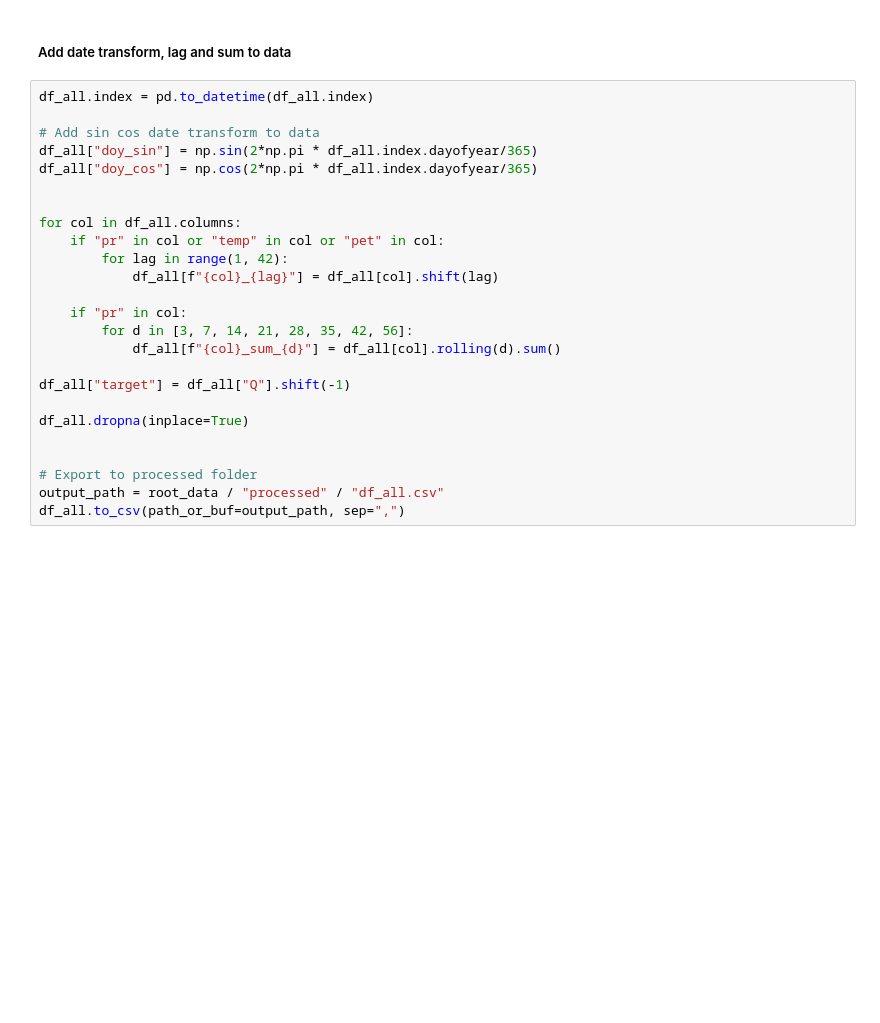
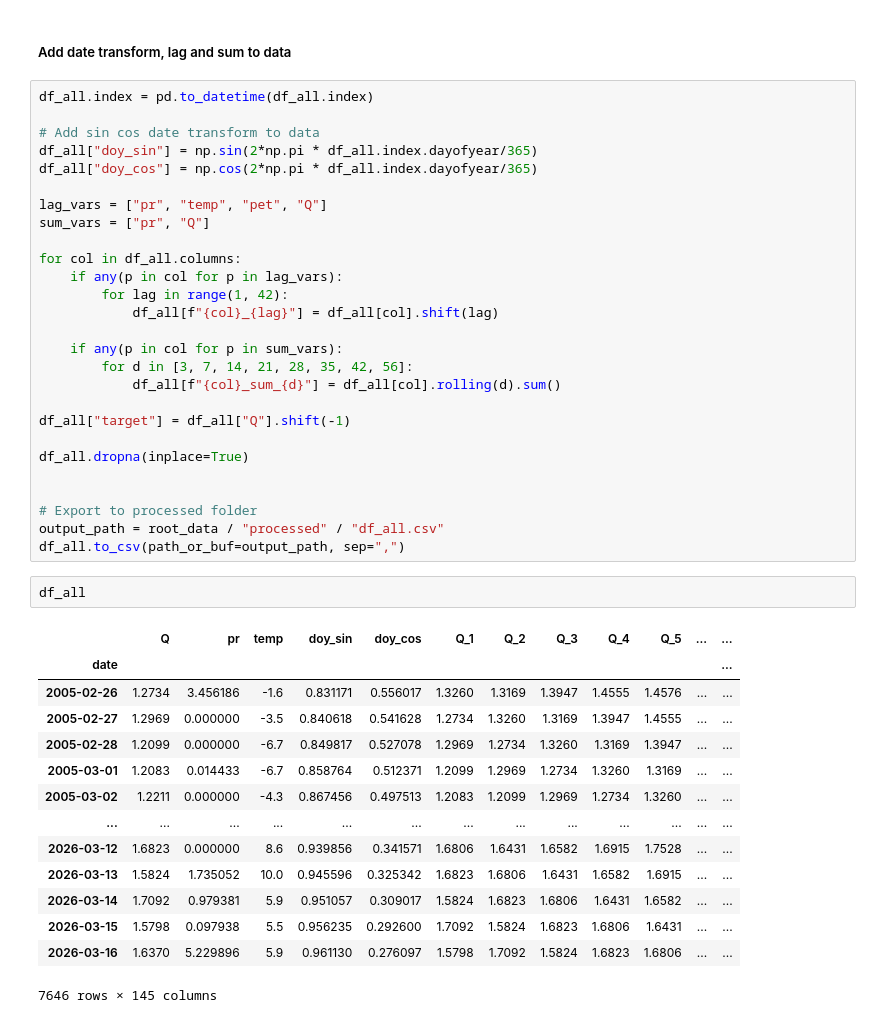
Before and after one commit to danielsehr/pred-Q-ueich, a Jupyter notebook: create_model_dataset.ipynb, the cells around one changed output. Saved outputs shown, nothing was run; the diff lists cells and outputs as text; blank space fills up the shorter version.

```diff
--- a/create_model_dataset.ipynb
+++ b/create_model_dataset.ipynb
@@ -151,13 +151,15 @@ df_all.index = pd.to_datetime(df_all.index)
 df_all["doy_sin"] = np.sin(2*np.pi * df_all.index.dayofyear/365)
 df_all["doy_cos"] = np.cos(2*np.pi * df_all.index.dayofyear/365)
 
+lag_vars = ["pr", "temp", "pet", "Q"]
+sum_vars = ["pr", "Q"]
 
 for col in df_all.columns:
-    if "pr" in col or "temp" in col or "pet" in col:
+    if any(p in col for p in lag_vars):
         for lag in range(1, 42):
             df_all[f"{col}_{lag}"] = df_all[col].shift(lag)
 
-    if "pr" in col:
+    if any(p in col for p in sum_vars):
         for d in [3, 7, 14, 21, 28, 35, 42, 56]:
             df_all[f"{col}_sum_{d}"] = df_all[col].rolling(d).sum()
 
@@ -169,3 +171,20 @@ df_all.dropna(inplace=True)
 # Export to processed folder
 output_path = root_data / "processed" / "df_all.csv"
 df_all.to_csv(path_or_buf=output_path, sep=",")
+# %%
+df_all
+# %% [output]
+|  | Q | pr | temp | doy_sin | doy_cos | Q_1 | Q_2 | Q_3 | Q_4 | Q_5 | ... | ... |
+| date |  |  |  |  |  |  |  |  |  |  |  | ... |
+| 2005-02-26 | 1.2734 | 3.456186 | -1.6 | 0.831171 | 0.556017 | 1.3260 | 1.3169 | 1.3947 | 1.4555 | 1.4576 | ... | ... |
+| 2005-02-27 | 1.2969 | 0.000000 | -3.5 | 0.840618 | 0.541628 | 1.2734 | 1.3260 | 1.3169 | 1.3947 | 1.4555 | ... | ... |
+| 2005-02-28 | 1.2099 | 0.000000 | -6.7 | 0.849817 | 0.527078 | 1.2969 | 1.2734 | 1.3260 | 1.3169 | 1.3947 | ... | ... |
+| 2005-03-01 | 1.2083 | 0.014433 | -6.7 | 0.858764 | 0.512371 | 1.2099 | 1.2969 | 1.2734 | 1.3260 | 1.3169 | ... | ... |
+| 2005-03-02 | 1.2211 | 0.000000 | -4.3 | 0.867456 | 0.497513 | 1.2083 | 1.2099 | 1.2969 | 1.2734 | 1.3260 | ... | ... |
+| ... | ... | ... | ... | ... | ... | ... | ... | ... | ... | ... | ... | ... |
+| 2026-03-12 | 1.6823 | 0.000000 | 8.6 | 0.939856 | 0.341571 | 1.6806 | 1.6431 | 1.6582 | 1.6915 | 1.7528 | ... | ... |
+| 2026-03-13 | 1.5824 | 1.735052 | 10.0 | 0.945596 | 0.325342 | 1.6823 | 1.6806 | 1.6431 | 1.6582 | 1.6915 | ... | ... |
+| 2026-03-14 | 1.7092 | 0.979381 | 5.9 | 0.951057 | 0.309017 | 1.5824 | 1.6823 | 1.6806 | 1.6431 | 1.6582 | ... | ... |
+| 2026-03-15 | 1.5798 | 0.097938 | 5.5 | 0.956235 | 0.292600 | 1.7092 | 1.5824 | 1.6823 | 1.6806 | 1.6431 | ... | ... |
+| 2026-03-16 | 1.6370 | 5.229896 | 5.9 | 0.961130 | 0.276097 | 1.5798 | 1.7092 | 1.5824 | 1.6823 | 1.6806 | ... | ... |
+7646 rows × 145 columns
```
Also changed, not shown: 1 other file.
